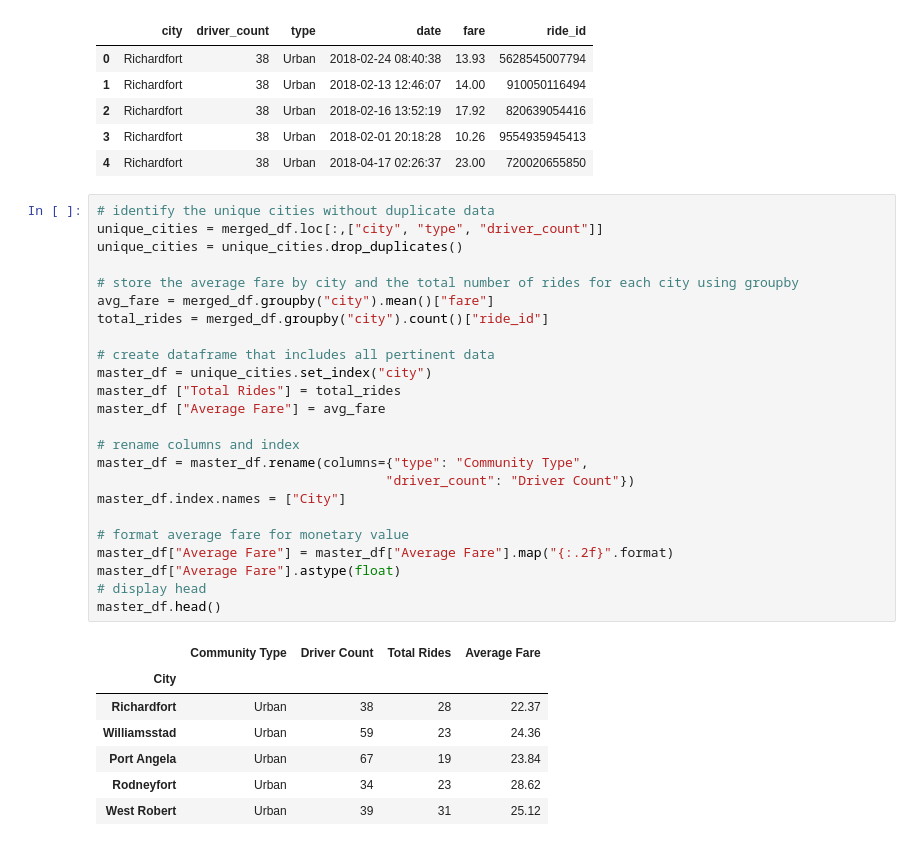
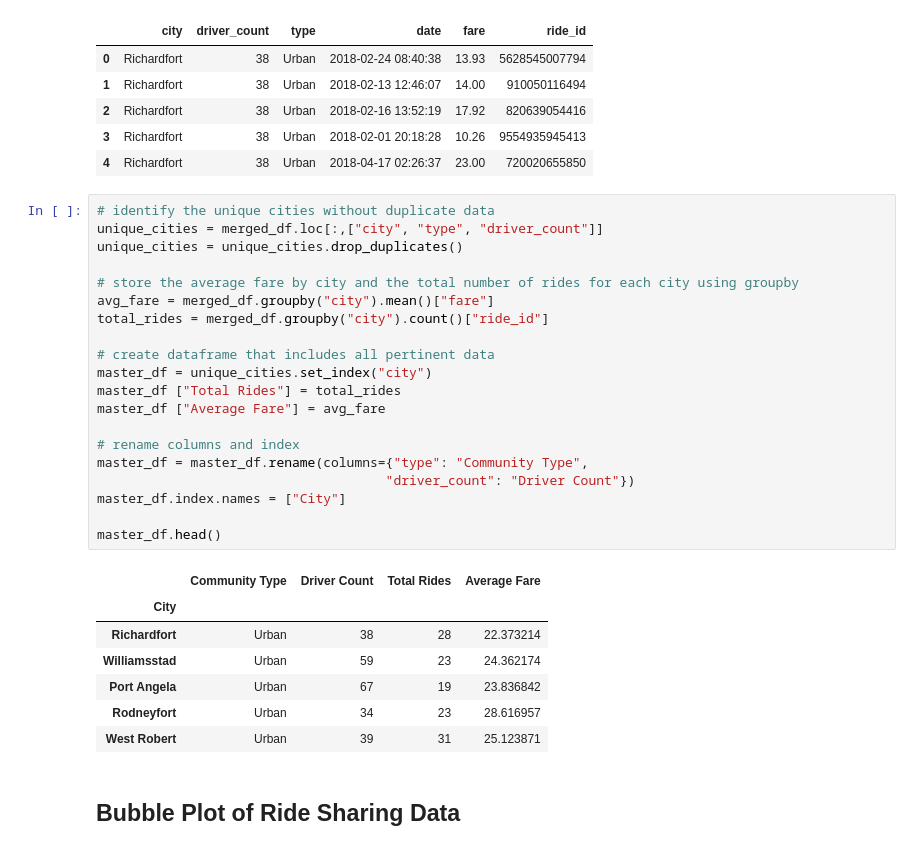
Before and after one commit to bpate05/PyBerAnalysis, a Jupyter notebook: PyBer_HW.ipynb, the cells around one changed output. Drawn from its saved outputs; the diff is of its cells as text.

```diff
--- a/PyBer_HW.ipynb
+++ b/PyBer_HW.ipynb
@@ -24,35 +31,33 @@ merged_df.head()
 # %%
 # identify the unique cities without duplicate data
 unique_cities = merged_df.loc[:,["city", "type", "driver_count"]]
 unique_cities = unique_cities.drop_duplicates()
 
 # store the average fare by city and the total number of rides for each city using groupby
 avg_fare = merged_df.groupby("city").mean()["fare"]
 total_rides = merged_df.groupby("city").count()["ride_id"]
 
 # create dataframe that includes all pertinent data
 master_df = unique_cities.set_index("city")
 master_df ["Total Rides"] = total_rides
 master_df ["Average Fare"] = avg_fare
 
 # rename columns and index
 master_df = master_df.rename(columns={"type": "Community Type",
                                      "driver_count": "Driver Count"})
 master_df.index.names = ["City"]
 
-# format average fare for monetary value
-master_df["Average Fare"] = master_df["Average Fare"].map("{:.2f}".format)
-master_df["Average Fare"].astype(float)
-# display head
 master_df.head()
 # %% [output]
 |  | Community Type | Driver Count | Total Rides | Average Fare |
 | City |  |  |  |  |
-| Richardfort | Urban | 38 | 28 | 22.37 |
-| Williamsstad | Urban | 59 | 23 | 24.36 |
-| Port Angela | Urban | 67 | 19 | 23.84 |
-| Rodneyfort | Urban | 34 | 23 | 28.62 |
-| West Robert | Urban | 39 | 31 | 25.12 |
+| Richardfort | Urban | 38 | 28 | 22.373214 |
+| Williamsstad | Urban | 59 | 23 | 24.362174 |
+| Port Angela | Urban | 67 | 19 | 23.836842 |
+| Rodneyfort | Urban | 34 | 23 | 28.616957 |
+| West Robert | Urban | 39 | 31 | 25.123871 |
+# %% [markdown]
+## Bubble Plot of Ride Sharing Data
 # %%
 # create unique dataframes for each community type
 urban_df = pd.DataFrame(master_df.loc[master_df["Community Type"]=="Urban", :])
```
Also changed, not shown: parts of 19 cells of this notebook.
